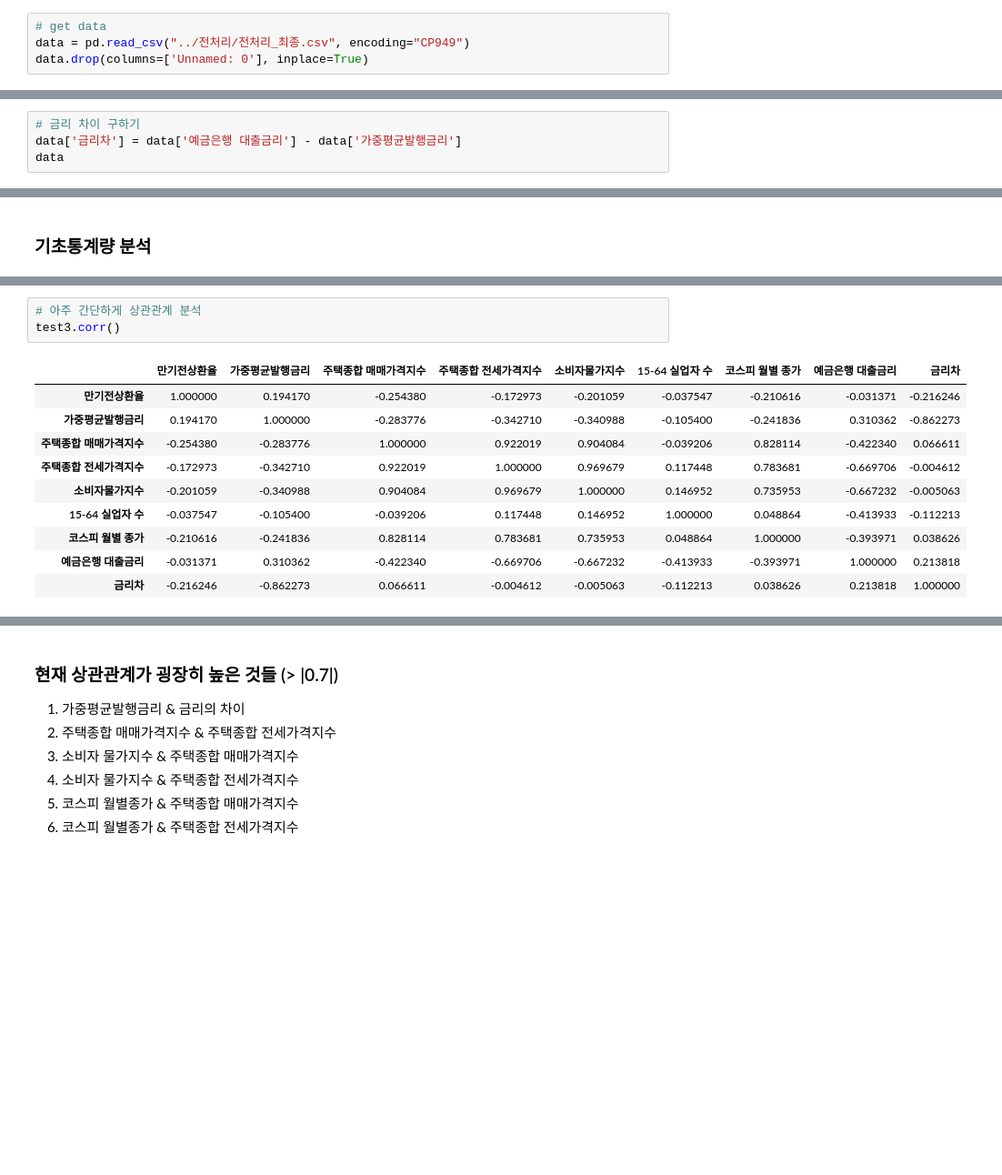
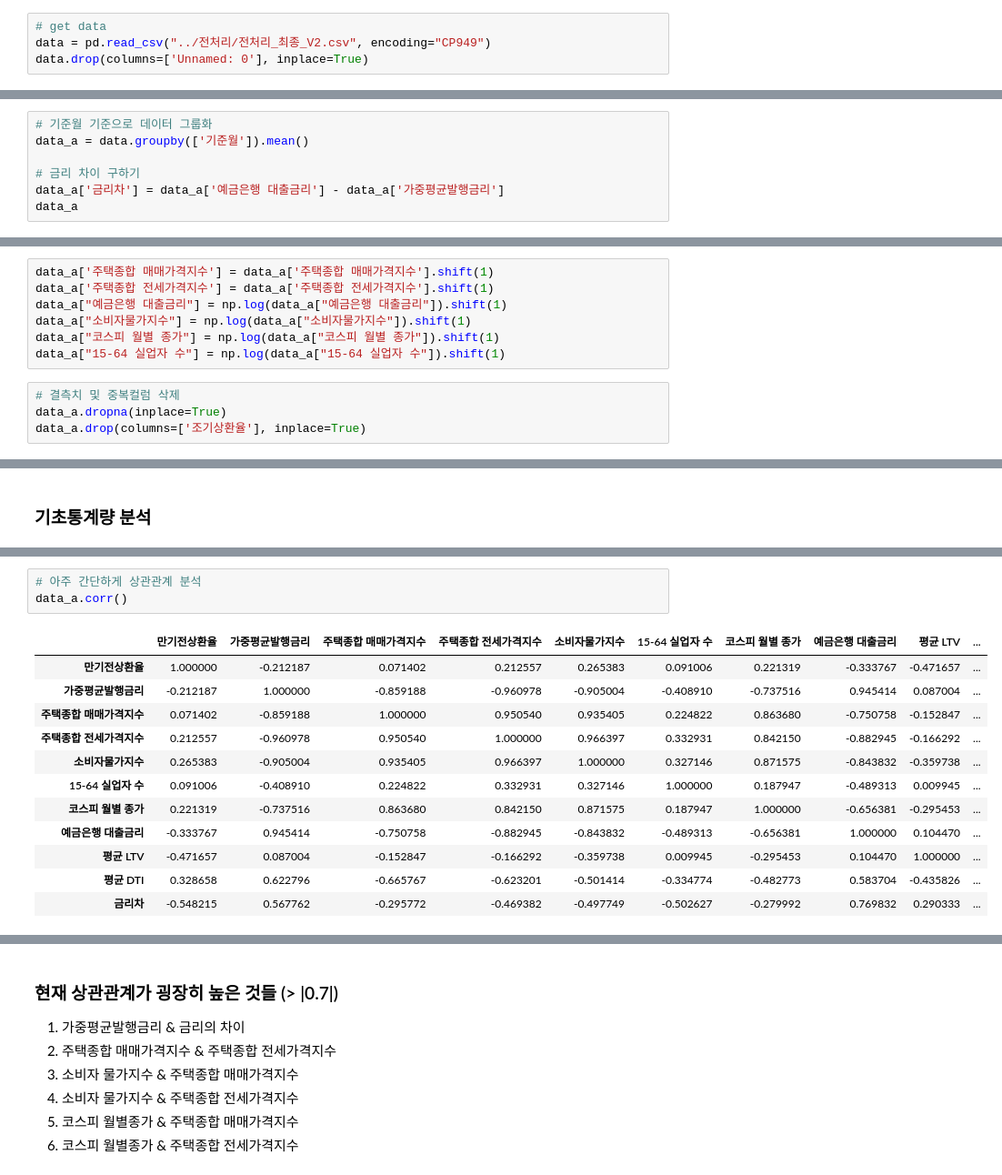
Before and after one commit to pelllzz/ubion4_project1, a Jupyter notebook: code/본격_분석.ipynb, the cells around one changed output, grey strips where cells are left out. Shown at 91% size. Saved outputs shown, nothing was run; the diff lists cells and outputs as text; blank space fills up the shorter version.

```diff
--- a/code/본격_분석.ipynb
+++ b/code/본격_분석.ipynb
@@ -3,5 +3,5 @@ import pandas as pd
 import numpy as np
 # %%
 # get data
-data = pd.read_csv("../전처리/전처리_최종.csv", encoding="CP949")
+data = pd.read_csv("../전처리/전처리_최종_V2.csv", encoding="CP949")
 data.drop(columns=['Unnamed: 0'], inplace=True)
@@ -8,5 +19,8 @@ data.drop(columns=['Unnamed: 0'], inplace=True)
 # %%
+# 기준월 기준으로 데이터 그룹화
+data_a = data.groupby(['기준월']).mean()
+
 # 금리 차이 구하기
-data['금리차'] = data['예금은행 대출금리'] - data['가중평균발행금리']
-data
+data_a['금리차'] = data_a['예금은행 대출금리'] - data_a['가중평균발행금리']
+data_a
 # %% [output]
@@ -99,0 +47,11 @@ plt.show()
+# %%
+data_a['주택종합 매매가격지수'] = data_a['주택종합 매매가격지수'].shift(1)
+data_a['주택종합 전세가격지수'] = data_a['주택종합 전세가격지수'].shift(1)
+data_a["예금은행 대출금리"] = np.log(data_a["예금은행 대출금리"]).shift(1)
+data_a["소비자물가지수"] = np.log(data_a["소비자물가지수"]).shift(1)
+data_a["코스피 월별 종가"] = np.log(data_a["코스피 월별 종가"]).shift(1)
+data_a["15-64 실업자 수"] = np.log(data_a["15-64 실업자 수"]).shift(1)
+# %%
+# 결측치 및 중복컬럼 삭제
+data_a.dropna(inplace=True)
+data_a.drop(columns=['조기상환율'], inplace=True)
@@ -155,17 +128,19 @@ test3.describe()
 # %%
 # 아주 간단하게 상관관계 분석
-test3.corr()
+data_a.corr()
 # %% [output]
-|  | 만기전상환율 | 가중평균발행금리 | 주택종합 매매가격지수 | 주택종합 전세가격지수 | 소비자물가지수 | 15-64 실업자 수 | 코스피 월별 종가 | 예금은행 대출금리 | 금리차 |
-| 만기전상환율 | 1.000000 | 0.194170 | -0.254380 | -0.172973 | -0.201059 | -0.037547 | -0.210616 | -0.031371 | -0.216246 |
-| 가중평균발행금리 | 0.194170 | 1.000000 | -0.283776 | -0.342710 | -0.340988 | -0.105400 | -0.241836 | 0.310362 | -0.862273 |
-| 주택종합 매매가격지수 | -0.254380 | -0.283776 | 1.000000 | 0.922019 | 0.904084 | -0.039206 | 0.828114 | -0.422340 | 0.066611 |
-| 주택종합 전세가격지수 | -0.172973 | -0.342710 | 0.922019 | 1.000000 | 0.969679 | 0.117448 | 0.783681 | -0.669706 | -0.004612 |
-| 소비자물가지수 | -0.201059 | -0.340988 | 0.904084 | 0.969679 | 1.000000 | 0.146952 | 0.735953 | -0.667232 | -0.005063 |
-| 15-64 실업자 수 | -0.037547 | -0.105400 | -0.039206 | 0.117448 | 0.146952 | 1.000000 | 0.048864 | -0.413933 | -0.112213 |
-| 코스피 월별 종가 | -0.210616 | -0.241836 | 0.828114 | 0.783681 | 0.735953 | 0.048864 | 1.000000 | -0.393971 | 0.038626 |
-| 예금은행 대출금리 | -0.031371 | 0.310362 | -0.422340 | -0.669706 | -0.667232 | -0.413933 | -0.393971 | 1.000000 | 0.213818 |
-| 금리차 | -0.216246 | -0.862273 | 0.066611 | -0.004612 | -0.005063 | -0.112213 | 0.038626 | 0.213818 | 1.000000 |
+|  | 만기전상환율 | 가중평균발행금리 | 주택종합 매매가격지수 | 주택종합 전세가격지수 | 소비자물가지수 | 15-64 실업자 수 | 코스피 월별 종가 | 예금은행 대출금리 | 평균 LTV | ... |
+| 만기전상환율 | 1.000000 | -0.212187 | 0.071402 | 0.212557 | 0.265383 | 0.091006 | 0.221319 | -0.333767 | -0.471657 | ... |
+| 가중평균발행금리 | -0.212187 | 1.000000 | -0.859188 | -0.960978 | -0.905004 | -0.408910 | -0.737516 | 0.945414 | 0.087004 | ... |
+| 주택종합 매매가격지수 | 0.071402 | -0.859188 | 1.000000 | 0.950540 | 0.935405 | 0.224822 | 0.863680 | -0.750758 | -0.152847 | ... |
+| 주택종합 전세가격지수 | 0.212557 | -0.960978 | 0.950540 | 1.000000 | 0.966397 | 0.332931 | 0.842150 | -0.882945 | -0.166292 | ... |
+| 소비자물가지수 | 0.265383 | -0.905004 | 0.935405 | 0.966397 | 1.000000 | 0.327146 | 0.871575 | -0.843832 | -0.359738 | ... |
+| 15-64 실업자 수 | 0.091006 | -0.408910 | 0.224822 | 0.332931 | 0.327146 | 1.000000 | 0.187947 | -0.489313 | 0.009945 | ... |
+| 코스피 월별 종가 | 0.221319 | -0.737516 | 0.863680 | 0.842150 | 0.871575 | 0.187947 | 1.000000 | -0.656381 | -0.295453 | ... |
+| 예금은행 대출금리 | -0.333767 | 0.945414 | -0.750758 | -0.882945 | -0.843832 | -0.489313 | -0.656381 | 1.000000 | 0.104470 | ... |
+| 평균 LTV | -0.471657 | 0.087004 | -0.152847 | -0.166292 | -0.359738 | 0.009945 | -0.295453 | 0.104470 | 1.000000 | ... |
+| 평균 DTI | 0.328658 | 0.622796 | -0.665767 | -0.623201 | -0.501414 | -0.334774 | -0.482773 | 0.583704 | -0.435826 | ... |
+| 금리차 | -0.548215 | 0.567762 | -0.295772 | -0.469382 | -0.497749 | -0.502627 | -0.279992 | 0.769832 | 0.290333 | ... |
 # %%
 # 히트맵을 위한 라이브러리 호출
 import matplotlib.pyplot as plt
```
Also changed, not shown: parts of 27 cells of this notebook, 2 other files.
